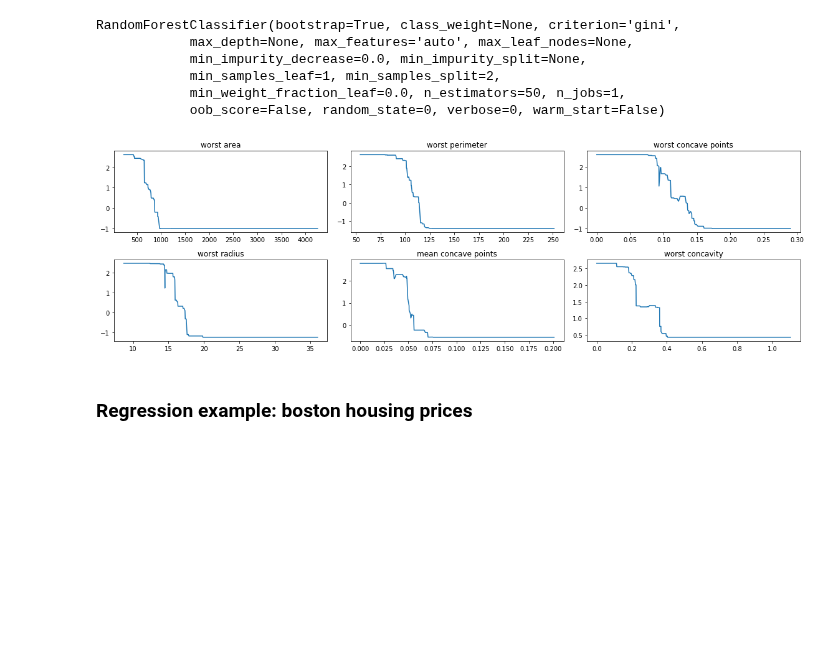
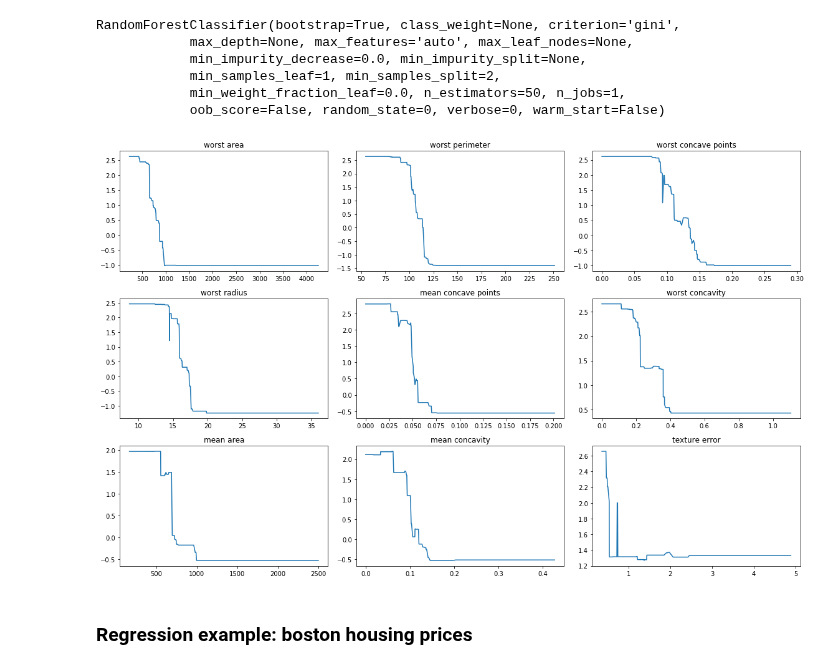
Before and after one commit to wmarshall484/DSI_LECTURES_2, a Jupyter notebook: random-forest/moses_marsh/random_forests.ipynb, the cells around one changed output. Saved outputs shown, nothing was run; the diff lists cells and outputs as text; code cells hidden in the pictures; blank space fills up the shorter version.

```diff
--- a/random-forest/moses_marsh/random_forests.ipynb
+++ b/random-forest/moses_marsh/random_forests.ipynb
@@ -814,17 +814,17 @@ def partial_dependence(model, X, feature_index, classification=True):
         pdp[i] = y_pred.mean()
     return (x_values, pdp)
 # %%
-feature_indices = [23, 22, 27, 20, 7, 26]
+feature_indices = [23, 22, 27, 20, 7, 26, 3, 6, 11]
 
-fig, axes = plt.subplots(2,3, figsize=(16,5))
+fig, axes = plt.subplots(3,3, figsize=(16,10))
 
 for ax, feat_ind in zip(axes.flatten(), feature_indices):
     xx, pdp = partial_dependence(model, X_train, feat_ind)
     ax.plot(xx, pdp)
     ax.set_title(feature_names[feat_ind])
 plt.tight_layout()
 # %% [output]
-[figure, old version]
+[figure, new version]
 # %% [markdown]
 ### Regression example: boston housing prices
 # %%
```
